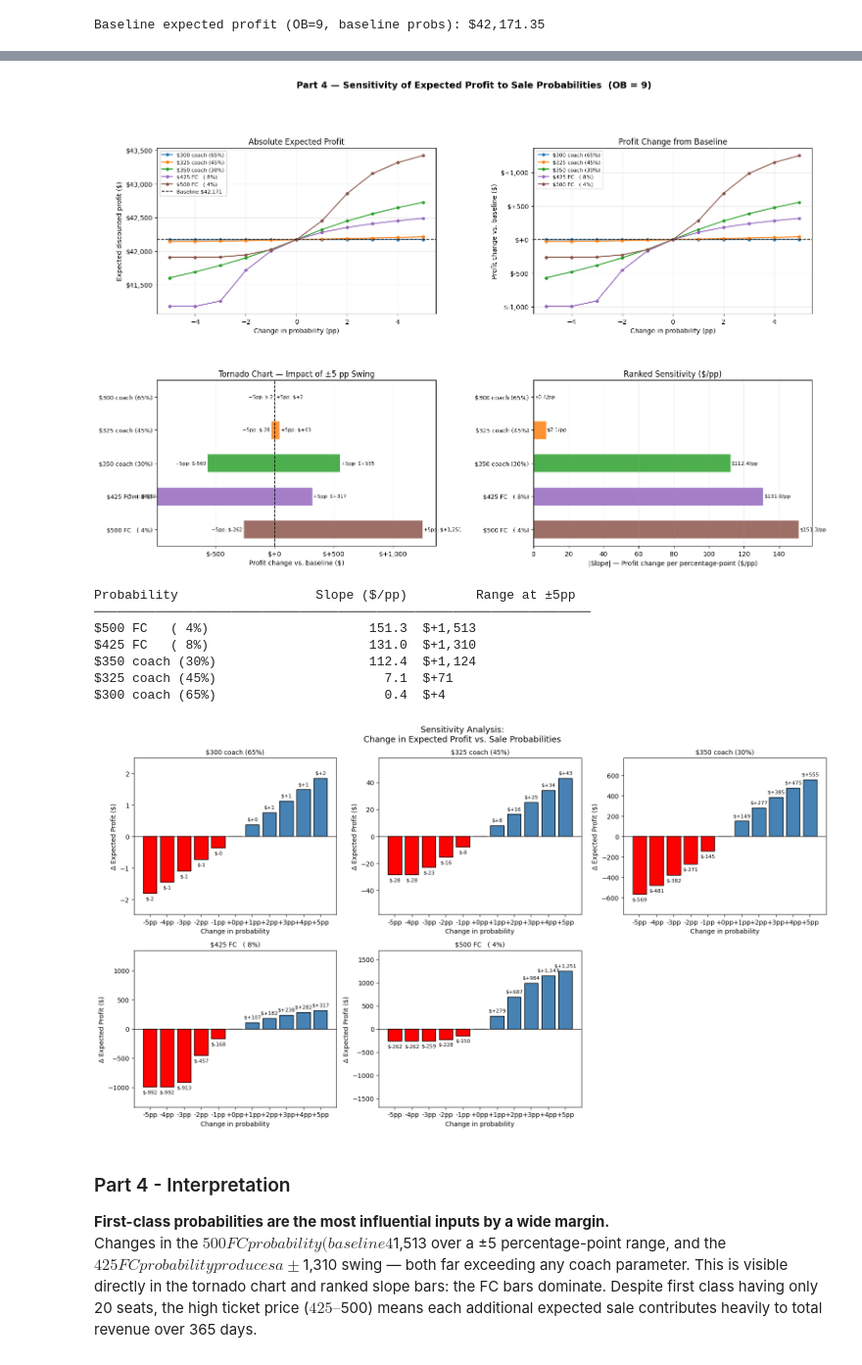
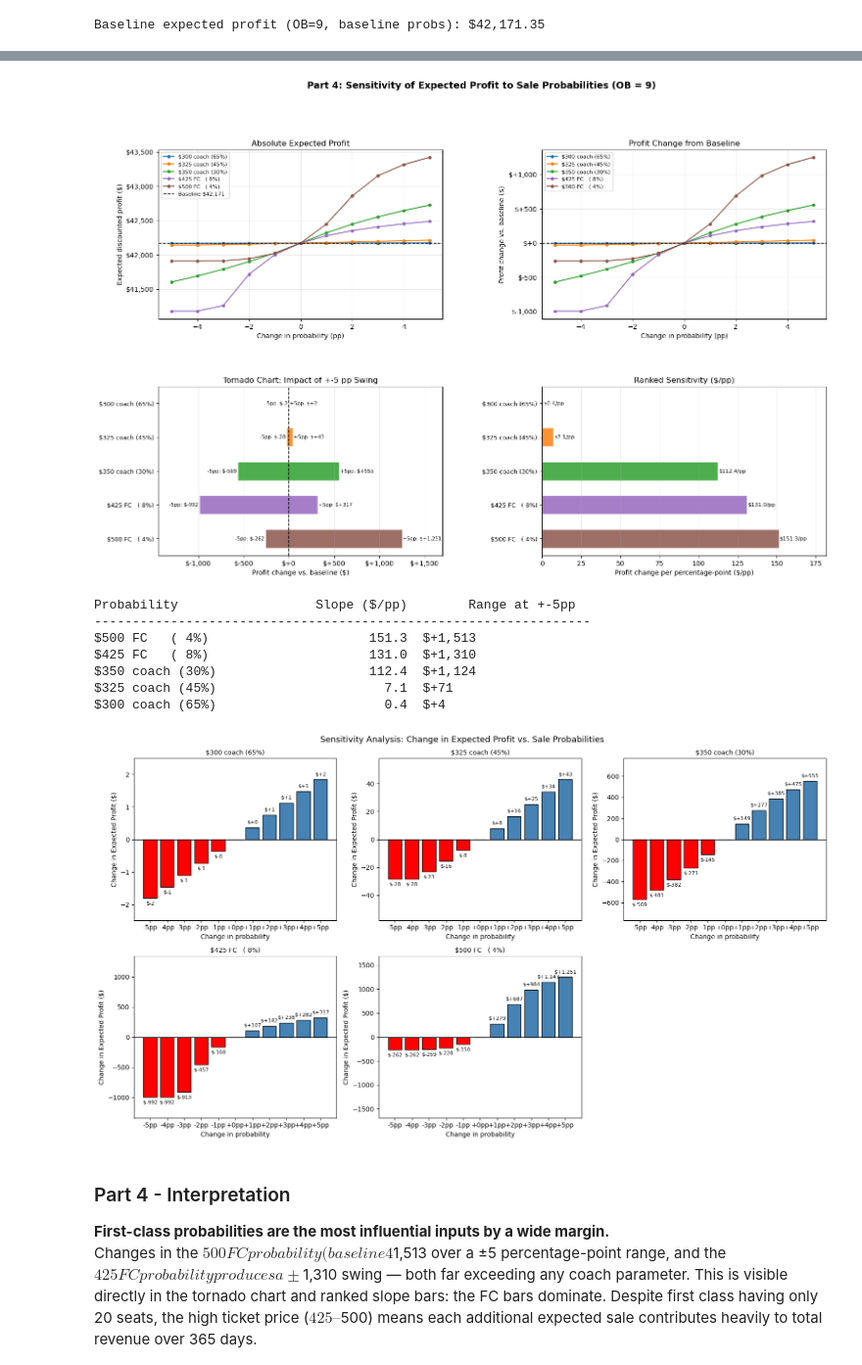
Before and after one commit to abhiroopkumar3/optimization-ii-p2-mccombs26, a Jupyter notebook: Optimization-II_Project2_G26_-_Analysis_Notebook__Final.ipynb, the cells around one changed output, grey strips where cells are left out. Shown at 98% size. Saved outputs shown, nothing was run; the diff lists cells and outputs as text; code cells hidden in the pictures.

```diff
--- a/Optimization-II_Project2_G26_-_Analysis_Notebook__Final.ipynb
+++ b/Optimization-II_Project2_G26_-_Analysis_Notebook__Final.ipynb
@@ -866,29 +849,28 @@ print(f"\nBaseline profit: ${baseline_profit:,.2f}")
 
 Baseline profit: $42,171.35
 # %%
-# ── Color palette ─────────────────────────────────────────────────────────────
 colors_5 = ['#1f77b4', '#ff7f0e', '#2ca02c', '#9467bd', '#8c564b']
 label_order = list(sensitivity_results.keys())
 
-# Compute per-label: slope ($/pp) and total range ($)
+#compute slope ($/pp) and total range at -5pp and +5pp for each probability
 slopes, ranges_lo, ranges_hi = {}, {}, {}
 for label, profits in sensitivity_results.items():
     arr = np.array(profits)
     slopes[label]    = (arr[-1] - arr[0]) / (deltas[-1] - deltas[0]) * 0.01
-    ranges_lo[label] = arr[0]  - baseline_profit   # profit change at -5pp
-    ranges_hi[label] = arr[-1] - baseline_profit   # profit change at +5pp
+    ranges_lo[label] = arr[0]  - baseline_profit #profit change at -5pp
+    ranges_hi[label] = arr[-1] - baseline_profit #profit change at +5pp
 
 fig = plt.figure(figsize=(18, 11))
-fig.suptitle('Part 4 — Sensitivity of Expected Profit to Sale Probabilities  (OB = 9)',
+fig.suptitle('Part 4: Sensitivity of Expected Profit to Sale Probabilities (OB = 9)',
              fontsize=14, fontweight='bold', y=1.01)
 
 gs = fig.add_gridspec(2, 2, hspace=0.40, wspace=0.35)
-ax_abs   = fig.add_subplot(gs[0, 0])   # absolute profit curves
-ax_chg   = fig.add_subplot(gs[0, 1])   # profit-change curves
-ax_torn  = fig.add_subplot(gs[1, 0])   # tornado chart   ← NEW
-ax_rank  = fig.add_subplot(gs[1, 1])   # ranked slope bar ← NEW
+ax_abs  = fig.add_subplot(gs[0, 0]) #absolute profit curves
+ax_chg  = fig.add_subplot(gs[0, 1]) #profit change from baseline curves
+ax_torn = fig.add_subplot(gs[1, 0]) #tornado chart
+ax_rank = fig.add_subplot(gs[1, 1]) #ranked slope bar chart
 
-# ── Panel 1: absolute expected profit ─────────────────────────────────────────
+#panel 1: absolute expected profit for each probability
 for (label, profits), col in zip(sensitivity_results.items(), colors_5):
     ax_abs.plot(deltas * 100, profits, marker='o', markersize=4, label=label, color=col)
 ax_abs.axhline(baseline_profit, color='black', linestyle='--', linewidth=1.2,
@@ -900,12 +882,11 @@ ax_abs.legend(fontsize=8)
 ax_abs.grid(True, alpha=0.3)
 ax_abs.yaxis.set_major_formatter(plt.FuncFormatter(lambda x, _: f'${x:,.0f}'))
 
-# ── Panel 2: profit change relative to baseline ────────────────────────────────
+#panel 2: profit change relative to baseline
 for (label, profits), col in zip(sensitivity_results.items(), colors_5):
     change = np.array(profits) - baseline_profit
     ax_chg.plot(deltas * 100, change, marker='o', markersize=4, label=label, color=col)
 ax_chg.axhline(0, color='black', linestyle='--', linewidth=1.2)
-ax_chg.fill_between(deltas * 100, 0, 0, alpha=0)  # ghost to keep symmetry
 ax_chg.set_xlabel('Change in probability (pp)')
 ax_chg.set_ylabel('Profit change vs. baseline ($)')
 ax_chg.set_title('Profit Change from Baseline')
@@ -913,8 +894,7 @@ ax_chg.legend(fontsize=8)
 ax_chg.grid(True, alpha=0.3)
 ax_chg.yaxis.set_major_formatter(plt.FuncFormatter(lambda x, _: f'${x:+,.0f}'))
 
-# ── Panel 3: Tornado chart (impact of ±5 pp swing) ────────────────────────────
-# Sorted by absolute impact (largest swing first)
+#panel 3: tornado chart sorted by absolute impact, largest first
 sorted_labels = sorted(label_order, key=lambda l: abs(ranges_hi[l] - ranges_lo[l]), reverse=True)
 y_pos = np.arange(len(sorted_labels))
 
@@ -922,23 +902,26 @@ for i, label in enumerate(sorted_labels):
     lo  = ranges_lo[label]
     hi  = ranges_hi[label]
     col = colors_5[label_order.index(label)]
-    # bar from lo to hi around 0
     left  = min(lo, hi)
     width = abs(hi - lo)
     ax_torn.barh(i, width, left=left, color=col, edgecolor='white', height=0.55, alpha=0.85)
-    # annotate
     ax_torn.text(hi + 10, i, f'+5pp: ${hi:+,.0f}', va='center', fontsize=7.5, color='black')
-    ax_torn.text(lo - 10, i, f'−5pp: ${lo:+,.0f}', va='center', fontsize=7.5, color='black', ha='right')
+    ax_torn.text(lo - 10, i, f'-5pp: ${lo:+,.0f}', va='center', fontsize=7.5, color='black', ha='right')
 
 ax_torn.axvline(0, color='black', linewidth=1.2, linestyle='--')
 ax_torn.set_yticks(y_pos)
 ax_torn.set_yticklabels(sorted_labels, fontsize=9)
 ax_torn.set_xlabel('Profit change vs. baseline ($)')
-ax_torn.set_title('Tornado Chart — Impact of ±5 pp Swing')
+ax_torn.set_title('Tornado Chart: Impact of +-5 pp Swing')
 ax_torn.grid(True, alpha=0.25, axis='x')
 ax_torn.xaxis.set_major_formatter(plt.FuncFormatter(lambda x, _: f'${x:+,.0f}'))
 
-# ── Panel 4: Ranked slope bar chart ($/pp) ────────────────────────────────────
+all_lo = min(ranges_lo[l] for l in sorted_labels)
+all_hi = max(ranges_hi[l] for l in sorted_labels)
+span = all_hi - all_lo
+ax_torn.set_xlim(all_lo - span * 0.2, all_hi + span * 0.2)  #padding for text labels
+
+#panel 4: ranked slope bar chart ($/pp)
 sorted_by_slope = sorted(label_order, key=lambda l: abs(slopes[l]), reverse=True)
 bar_colors = [colors_5[label_order.index(l)] for l in sorted_by_slope]
 slope_vals = [slopes[l] for l in sorted_by_slope]
@@ -949,24 +932,27 @@ for i, (val, bar) in enumerate(zip(slope_vals, bars)):
     ax_rank.text(abs(val) + 0.5, i, f'${abs(val):,.1f}/pp', va='center', fontsize=8)
 ax_rank.set_yticks(range(len(sorted_by_slope)))
 ax_rank.set_yticklabels(sorted_by_slope, fontsize=9)
-ax_rank.set_xlabel('|Slope| — Profit change per percentage-point ($/pp)')
+ax_rank.set_xlabel('Profit change per percentage-point ($/pp)')
 ax_rank.set_title('Ranked Sensitivity ($/pp)')
 ax_rank.grid(True, alpha=0.25, axis='x')
+
+max_abs_slope = max(abs(s) for s in slope_vals)
+ax_rank.set_xlim(0, max_abs_slope * 1.2)  #padding for text labels
 
 plt.tight_layout()
 plt.savefig('sensitivity_analysis.png', dpi=150, bbox_inches='tight')
 plt.show()
 
-# ── Summary table ─────────────────────────────────────────────────────────────
-print(f"\n{'Probability':<25} {'Slope ($/pp)':>15}  {'Range at ±5pp':>20}")
-print("─" * 65)
+#summary table
+print(f"\n{'Probability':<25} {'Slope ($/pp)':>15}  {'Range at +-5pp':>20}")
+print("-" * 65)
 for label in sorted_by_slope:
     total_swing = ranges_hi[label] - ranges_lo[label]
     print(f"{label:<25} {slopes[label]:>15,.1f}  ${total_swing:>+,.0f}")
 # %% [output]
-[figure, old version]
+[figure, new version]
-Probability                  Slope ($/pp)         Range at ±5pp
-─────────────────────────────────────────────────────────────────
+Probability                  Slope ($/pp)        Range at +-5pp
+-----------------------------------------------------------------
 $500 FC   ( 4%)                     151.3  $+1,513
 $425 FC   ( 8%)                     131.0  $+1,310
 $350 coach (30%)                    112.4  $+1,124
@@ -975,39 +961,39 @@ $300 coach (65%)                      0.4  $+4
 # %%
 fig, axes = plt.subplots(2, 3, figsize=(16, 9))
 axes = axes.flatten()
 
-pct_labels = [f"{d*100:+.0f}pp" for d in deltas]
+pct_labels = [f"{d*100:+.0f}pp" for d in deltas] #x-axis labels for each perturbation step
 
 for ax, (label, _) in zip(axes, prob_params.items()):
     profits = sensitivity_results[label]
-    changes = [p - baseline_profit for p in profits]
-    colors  = ['red' if c < 0 else 'steelblue' for c in changes]
+    changes = [p - baseline_profit for p in profits] #profit change relative to baseline
+    colors  = ['red' if c < 0 else 'steelblue' for c in changes] #red for losses, blue for gains
     bars = ax.bar(pct_labels, changes, color=colors, edgecolor='black')
     ax.axhline(0, color='black', linewidth=0.8)
     ax.set_title(label, fontsize=10)
     ax.set_xlabel('Change in probability')
-    ax.set_ylabel('Δ Expected Profit ($)')
+    ax.set_ylabel('Change in Expected Profit ($)')
 
     abs_max = max(abs(c) for c in changes) if any(changes) else 1
     pad = abs_max * 0.35
     ax.set_ylim(-abs_max - pad, abs_max + pad)
 
     for bar, val in zip(bars, changes):
         if val == 0:
             continue
         offset = abs_max * 0.05
         y_pos  = val + offset if val >= 0 else val - offset
         va     = 'bottom'    if val >= 0 else 'top'
         ax.text(bar.get_x() + bar.get_width() / 2,
                 y_pos, f'${val:+,.0f}',
                 ha='center', va=va, fontsize=8)
 
-axes[-1].axis('off')
-plt.suptitle('Sensitivity Analysis:\nChange in Expected Profit vs. Sale Probabilities', fontsize=13)
+axes[-1].axis('off') #hide the empty 6th panel
+plt.suptitle('Sensitivity Analysis: Change in Expected Profit vs. Sale Probabilities', fontsize=13)
 plt.tight_layout()
 plt.show()
 # %% [output]
-[figure, old version]
+[figure, new version]
 # %% [markdown]
 
 ### Part 4 - Interpretation
```
Also changed, not shown: parts of 21 cells of this notebook.
